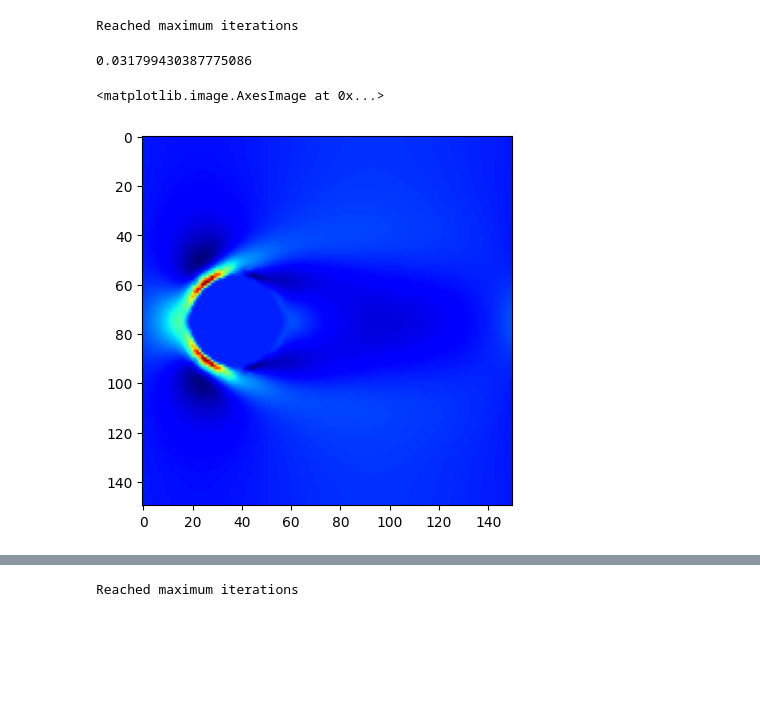
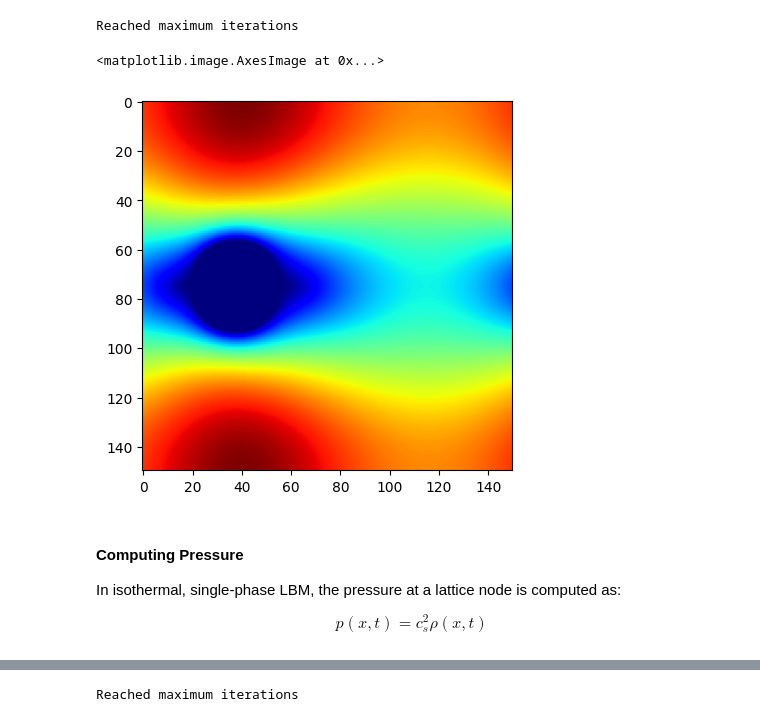
Before and after one commit to digital-porous-media/dpm_teach, a Jupyter notebook: 5_simulation/5-2-1_lbm_d2q9_bgk_oop.ipynb, the cells around one changed output, grey strips where cells are left out. Cells and saved outputs as stored; diff of their text form; code cells hidden in the pictures; blank space fills up the shorter version.

```diff
--- a/5_simulation/5-2-1_lbm_d2q9_bgk_oop.ipynb
+++ b/5_simulation/5-2-1_lbm_d2q9_bgk_oop.ipynb
@@ -167,7 +156,7 @@ class LBM_BGK:
         self.f = self.weights[:, None, None] * self.rho[None, :, :]
 
         self.timestep = 0
-        self.solid_mask = np.zeros((nx, ny), dtype=np.bool)
+        self.solid_mask = np.zeros((nx, ny), dtype=bool)
         # self.solid_mask = torch.zeros((nx, ny), dtype=torch.bool)
         self.body_force = body_force  # Force components
 
@@ -184,7 +173,7 @@ class LBM_BGK:
         """
         if solid_mask.shape != (self.nx, self.ny):
             raise ValueError(f"solid_mask has shape {solid_mask.shape}, which does not match grid shape ({self.nx}, {self.ny})")
-        self.solid_mask = solid_mask.copy().astype(np.bool)
+        self.solid_mask = solid_mask.copy().astype(bool)
         # self.solid_mask = torch.from_numpy(solid_mask).to(torch.bool)
         self.f[:, self.solid_mask] = 0
         # self.f.masked_fill_(self.solid_mask[None, :, :], 0.)
@@ -590,7 +579,7 @@ def run_lbm(domain: np.ndarray, parameters: Dict) -> np.ndarray:
         if t == num_steps - 1:
             print('Reached maximum iterations')
 
-    return sim.u
+    return sim
 # %% [markdown]
 ###  Read in the geometry
 Our first example will be simulating the flow around a disk — considered the "Hello, World!" of LBM simulations.
@@ -611,22 +600,28 @@ plt.colorbar()
 [figure]
 # %%
 parameters = {
-    "tau": 0.55,
-    "body_force": (3e-5, 0),
-    "num_steps": 1000,
+    "tau": 1.0,
+    "body_force": (1e-6, 0), #(3e-5, 0),
+    "num_steps": 10000,
     "check_convergence": 100,
     "convergence_error": 1e-5,
 }
-ux, uy = run_lbm(domain=disk, parameters=parameters)
+sim = run_lbm(domain=disk, parameters=parameters)
+ux, uy = sim.u
 u = np.sqrt(ux**2 + uy**2)
 # %% [output]
 Reached maximum iterations
 # %%
-print(np.max(u))
+# print(np.max(u))
 omega = np.gradient(uy, axis=0) - np.gradient(ux, axis=1)
-plt.imshow(omega, cmap='jet')
+plt.imshow(u, cmap='jet')
 # _ = plot_profile(omega, cmap='jet')
 # %% [output]
-0.031799430387775086
+<matplotlib.image.AxesImage at 0x...>
-<matplotlib.image.AxesImage at 0x...>
-[figure, old version]
+[figure, new version]
+# %% [markdown]
+#### Computing Pressure
+
+In isothermal, single-phase LBM, the pressure at a lattice node is computed as:
+
+$$ p(x, t) = c_s^2 \rho(x, t) $$
```
Also changed, not shown: parts of 14 cells of this notebook, 3 other files.
